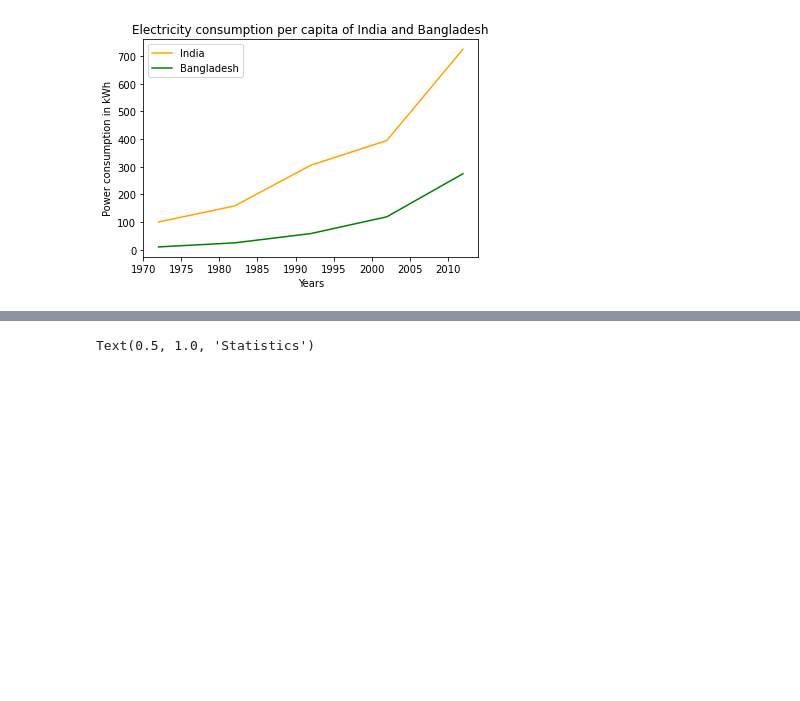
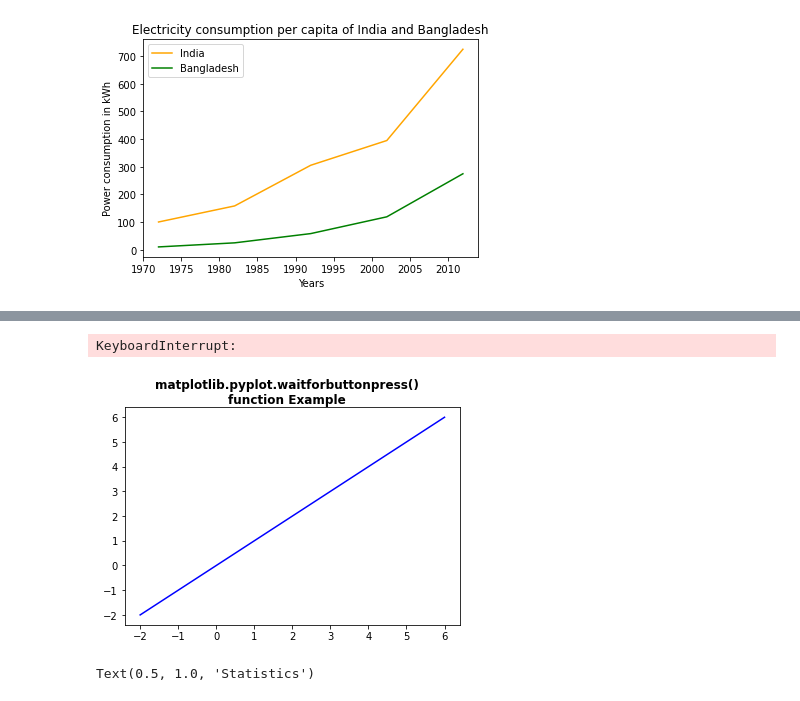
Before and after one commit to Chandrakantsm/__matplotlib__, a Jupyter notebook: basics.ipynb, the cells around one changed output, grey strips where cells are left out. Saved outputs shown, nothing was run; the diff lists cells and outputs as text; code cells hidden in the pictures; blank space fills up the shorter version.

```diff
--- a/basics.ipynb
+++ b/basics.ipynb
@@ -87,3 +148,28 @@ plt.show()
+# %%
+# Implementation of matplotlib function
+import numpy as np
+import matplotlib.pyplot as plt
+
+
+for ite in range(2):
+    x = np.linspace(-2, 6, 100)
+    y = (ite + 1)*x
+
+    fig = plt.figure()
+
+    ax = fig.subplots()
+    ax.plot(x, y, '-b')
+
+    fig.suptitle("""matplotlib.pyplot.waitforbuttonpress()
+function Example\n\n""", fontweight ="bold")
+
+    w = plt.waitforbuttonpress()
+    print("Result after", ite, "click", w)
+
+    plt.show()
+# %% [output]
+KeyboardInterrupt:
+[figure, added]
 # %%
 #  bar graph
 from matplotlib import pyplot as plt
```
Also changed, not shown: parts of 2 cells of this notebook.
